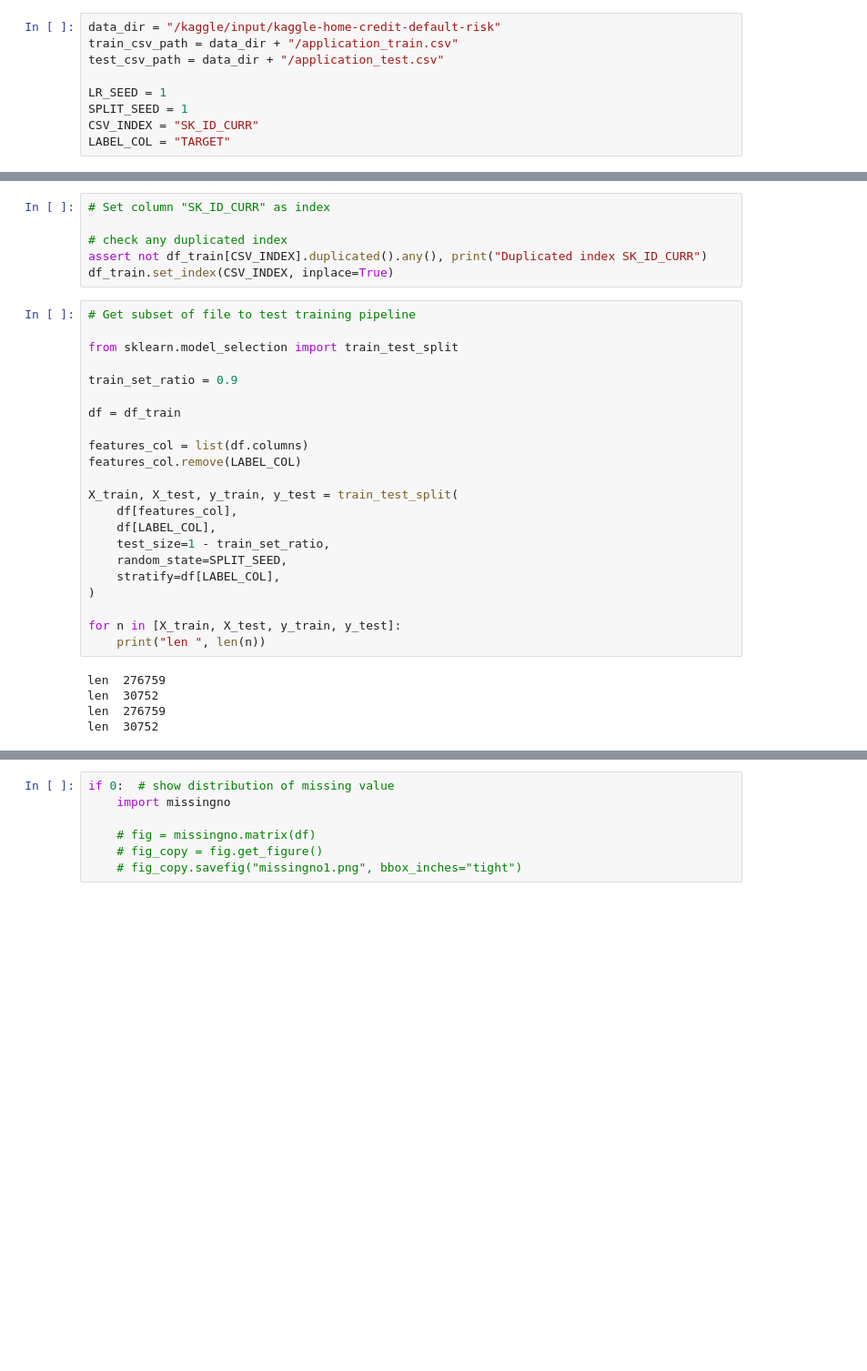
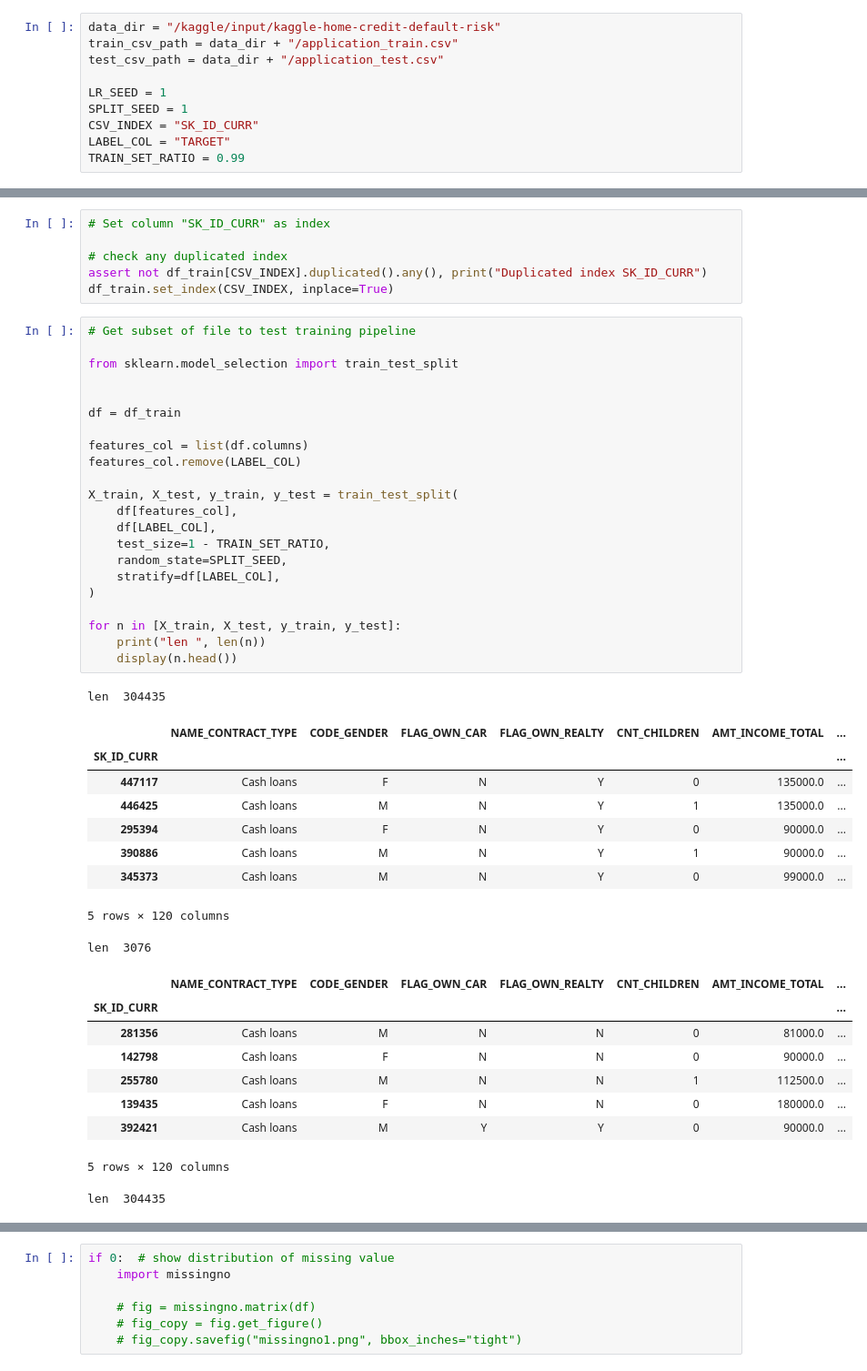
Before and after one commit to VincentChong123/kaggle-home-credit-default-risk, a Jupyter notebook: 2018/predict.ipynb, the cells around one changed output, grey strips where cells are left out. Shown: that part at 91% size. Drawn from its saved outputs; the diff is of its cells as text; blank space fills up the shorter version.

```diff
--- a/2018/predict.ipynb
+++ b/2018/predict.ipynb
@@ -12,6 +12,7 @@ LR_SEED = 1
 SPLIT_SEED = 1
 CSV_INDEX = "SK_ID_CURR"
 LABEL_COL = "TARGET"
+TRAIN_SET_RATIO = 0.99
 # %%
 # test files in the parameter exists
 import os
@@ -57,27 +58,42 @@ df_train.set_index(CSV_INDEX, inplace=True)
 # %%
 # Get subset of file to test training pipeline
 
 from sklearn.model_selection import train_test_split
 
-train_set_ratio = 0.9
 
 df = df_train
 
 features_col = list(df.columns)
 features_col.remove(LABEL_COL)
 
 X_train, X_test, y_train, y_test = train_test_split(
     df[features_col],
     df[LABEL_COL],
-    test_size=1 - train_set_ratio,
+    test_size=1 - TRAIN_SET_RATIO,
     random_state=SPLIT_SEED,
     stratify=df[LABEL_COL],
 )
 
 for n in [X_train, X_test, y_train, y_test]:
     print("len ", len(n))
+    display(n.head())
 # %% [output]
-len  276759
-len  30752
-len  276759
-len  30752
+len  304435
+|  | NAME_CONTRACT_TYPE | CODE_GENDER | FLAG_OWN_CAR | FLAG_OWN_REALTY | CNT_CHILDREN | AMT_INCOME_TOTAL | ... |
+| SK_ID_CURR |  |  |  |  |  |  | ... |
+| 447117 | Cash loans | F | N | Y | 0 | 135000.0 | ... |
+| 446425 | Cash loans | M | N | Y | 1 | 135000.0 | ... |
+| 295394 | Cash loans | F | N | Y | 0 | 90000.0 | ... |
+| 390886 | Cash loans | M | N | Y | 1 | 90000.0 | ... |
+| 345373 | Cash loans | M | N | Y | 0 | 99000.0 | ... |
+5 rows × 120 columns
+len  3076
+|  | NAME_CONTRACT_TYPE | CODE_GENDER | FLAG_OWN_CAR | FLAG_OWN_REALTY | CNT_CHILDREN | AMT_INCOME_TOTAL | ... |
+| SK_ID_CURR |  |  |  |  |  |  | ... |
+| 281356 | Cash loans | M | N | N | 0 | 81000.0 | ... |
+| 142798 | Cash loans | F | N | N | 0 | 90000.0 | ... |
+| 255780 | Cash loans | M | N | N | 1 | 112500.0 | ... |
+| 139435 | Cash loans | F | N | N | 0 | 180000.0 | ... |
+| 392421 | Cash loans | M | Y | Y | 0 | 90000.0 | ... |
+5 rows × 120 columns
+len  304435
```
Also changed, not shown: parts of 28 cells of this notebook, 1 other file.
